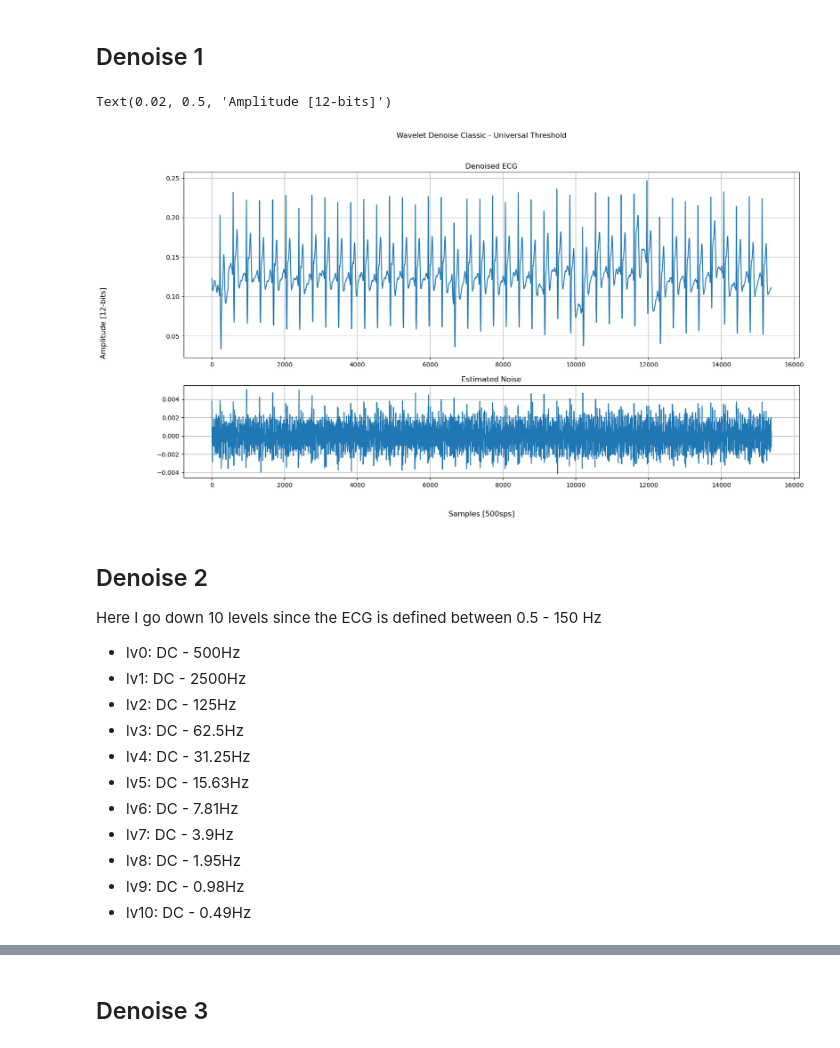
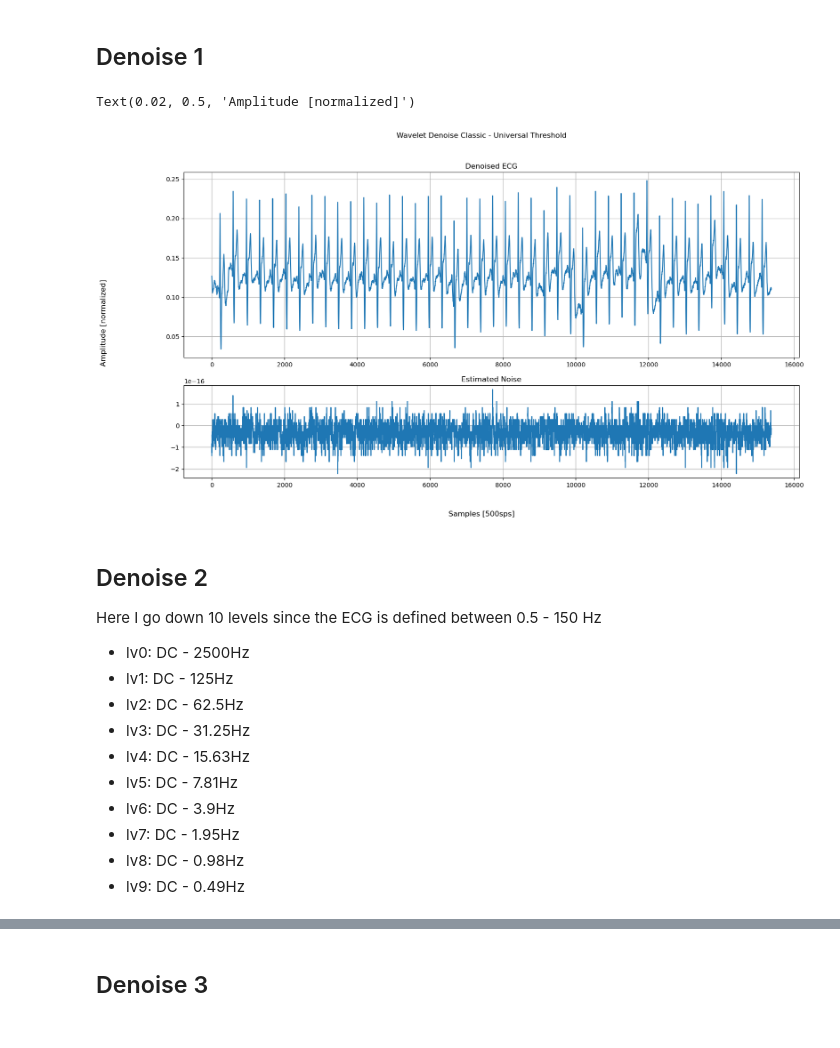
Before and after one commit to DanielProanoGuevara/Multimodal_SQA, a Jupyter notebook: Wavelet_denoising.ipynb, the cells around one changed output, grey strips where cells are left out. Drawn from its saved outputs; the diff is of its cells as text; code cells hidden in the pictures.

```diff
--- a/Wavelet_denoising.ipynb
+++ b/Wavelet_denoising.ipynb
@@ -132,0 +133,14 @@ def fdrLambda():
+# %%
+def frequencySNR(denoised_signal, noise, fc):
+    coefficients_lp = signal.ellip(6, rp=1, rs=20, Wn=fc, btype="lowpass", output="sos", fs=500)
+    coefficients_hp = signal.ellip(6, rp=1, rs=20, Wn=fc, btype="highpass", output="sos", fs=500)
+
+    # Low frequency power SNR
+    low_signal = signal.sosfiltfilt(coefficients_lp, denoised_signal)
+    low_noise = signal.sosfiltfilt(coefficients_lp, noise)
+    snr_low_power = totalPowerSNR(low_signal, low_noise)
+    # High Frequency power SNR
+    high_signal = signal.sosfiltfilt(coefficients_hp, denoised_signal)
+    high_noise = signal.sosfiltfilt(coefficients_hp, noise)
+    snr_high_power = totalPowerSNR(high_signal, high_noise)
+    return np.array([snr_low_power, snr_high_power])
@@ -144,9 +160,8 @@ The estimated noise $\sigma$ obtainned suing the median absolute deviation (MAD)
 
 $$\sigma = \frac{median\left( \left| d_1 \right| \right)}{0.6745}$$
 # %%
-def universal(coeffs):
-    sigma = np.median(abs(coeffs[-2]))/0.674
-    n = len(coeffs[-1])*2
+def universal(coeffs, sigma):
+    n = len(coeffs)
     return sigma * np.sqrt(2*np.log(n))
 # %% [markdown]
 ### miniMax Threshold
@@ -263,44 +351,42 @@ plt.plot()
 # %%
 # Signal Denoise
 ECG_wv_universal1 = classicWVDenoise(ECG_v, 'db4', 5, universal)
 e_universal_1 = residuals (ECG_wv_universal1, ECG_v)
+
 # noise level metrics
 mse_universal1 =  meanSquareError(ECG_wv_universal1, ECG_v)
-#snr_power_universal_1 = snrPower(ECG_wv_universal1, e_universal_1)
-#snr_amplitude_universal_1 = snrAmplitude(ECG_wv_universal1, e_universal_1)
-#snr_MSE_universal_1 = snrMSE(ECG_wv_universal1, ECG_v)
-#snr_RMS_universal_1 = snrRMS(ECG_wv_universal1, e_universal_1)
-#snr_VPP_universal_1 = snrVPP(ECG_wv_universal1, e_universal_1)
+dc_snr_universal_1, ac_snr_universal_1 = detrendedSNR(ECG_wv_universal1, e_universal_1)
+lf_snr_universal_1, hf_snr_universal_1 = frequencySNR(ECG_wv_universal1, e_universal_1, 0.5)
+
 # plot
 #Plot data
 fig, axs = plt.subplots(2,1,figsize=(18,9), gridspec_kw={'height_ratios': [2, 1]})
 fig.suptitle('Wavelet Denoise Classic - Universal Threshold')
 axs[0].plot(ECG_wv_universal1)
 axs[0].set_title('Denoised ECG')
 axs[0].grid()
 axs[1].plot(e_universal_1)
 axs[1].set_title('Estimated Noise')
 axs[1].grid()
 fig.supxlabel('Samples [500sps]')
-fig.supylabel('Amplitude [12-bits]')
+fig.supylabel('Amplitude [normalized]')
 # %% [output]
-Text(0.02, 0.5, 'Amplitude [12-bits]')
+Text(0.02, 0.5, 'Amplitude [normalized]')
-[figure, old version]
+[figure, new version]
 # %% [markdown]
 ## Denoise 2
 
 Here I go down 10 levels since the ECG is defined between 0.5 - 150 Hz
 
-- lv0: DC - 500Hz
-- lv1: DC - 2500Hz
-- lv2: DC - 125Hz
-- lv3: DC - 62.5Hz
-- lv4: DC - 31.25Hz
-- lv5: DC - 15.63Hz
-- lv6: DC - 7.81Hz
-- lv7: DC - 3.9Hz
-- lv8: DC - 1.95Hz
-- lv9: DC - 0.98Hz
-- lv10: DC - 0.49Hz
+- lv0: DC - 2500Hz
+- lv1: DC - 125Hz
+- lv2: DC - 62.5Hz
+- lv3: DC - 31.25Hz
+- lv4: DC - 15.63Hz
+- lv5: DC - 7.81Hz
+- lv6: DC - 3.9Hz
+- lv7: DC - 1.95Hz
+- lv8: DC - 0.98Hz
+- lv9: DC - 0.49Hz
 # %%
 # Signal Denoise
```
Also changed, not shown: parts of 27 cells of this notebook.
